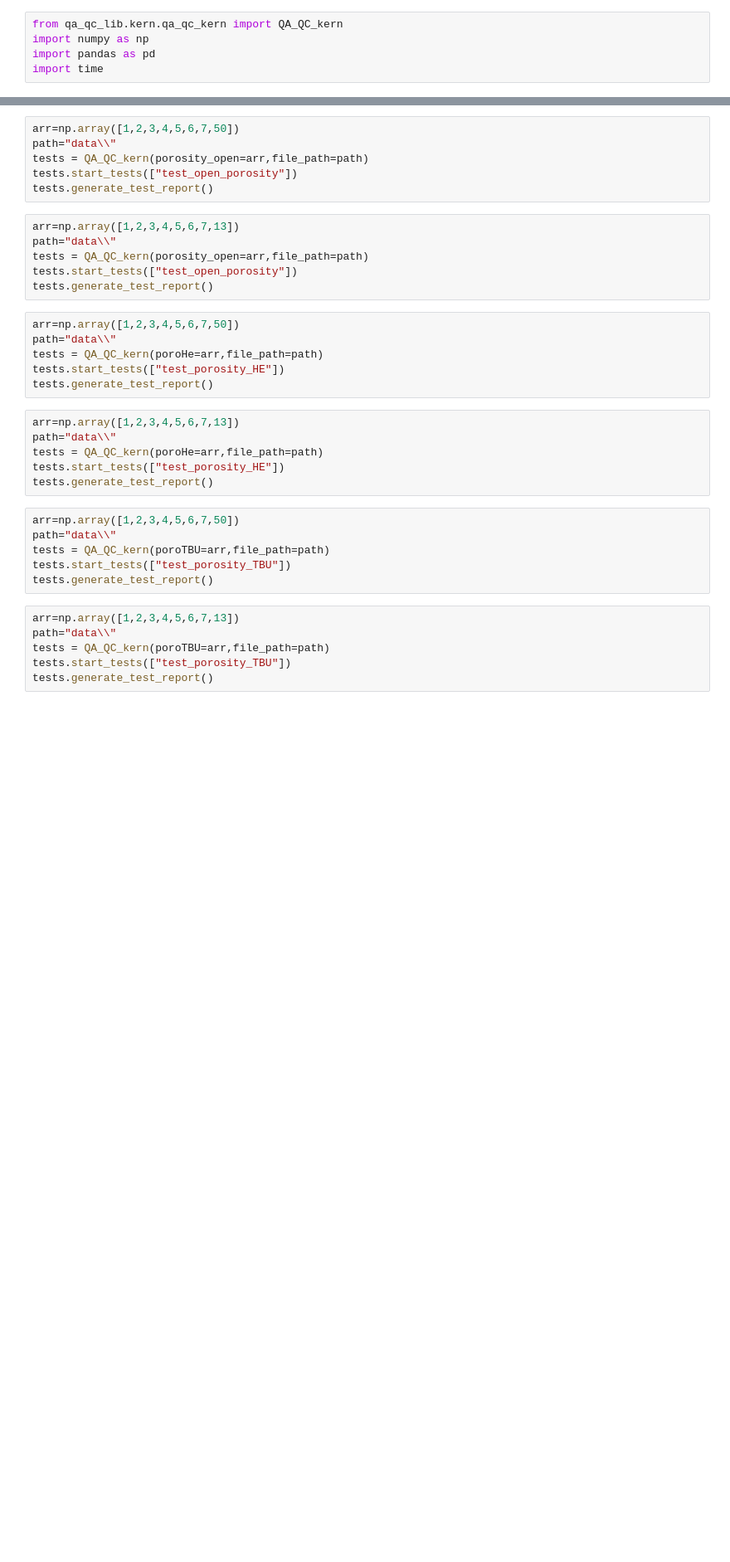
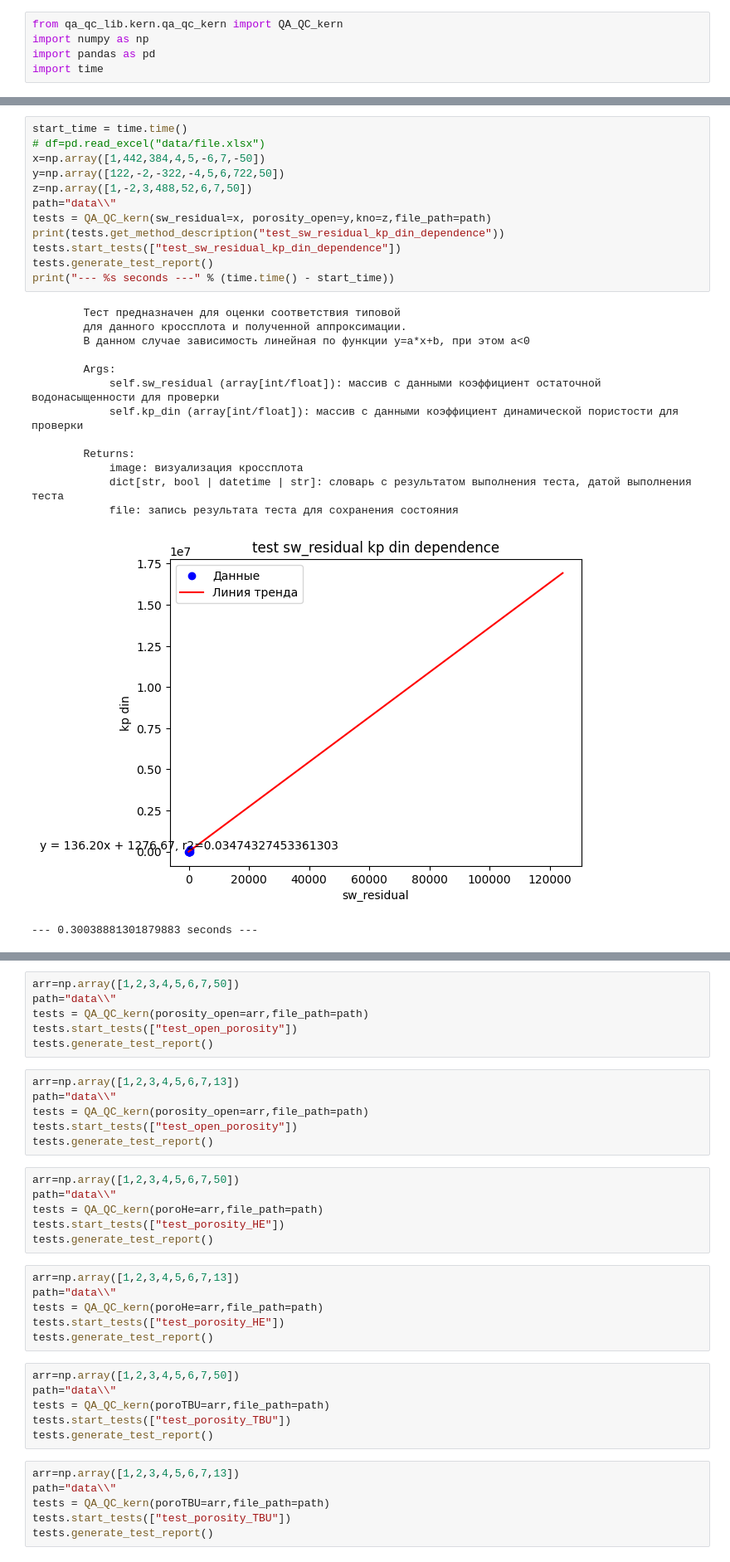
Before and after one commit to Salnikov-MaX/QA_QC_proj, a Jupyter notebook: qa_qc_lib/kern/workflow.ipynb, the cells around one changed output, grey strips where cells are left out. Shown at 83% size. Drawn from its saved outputs; the diff is of its cells as text; blank space fills up the shorter version.

```diff
--- a/qa_qc_lib/kern/workflow.ipynb
+++ b/qa_qc_lib/kern/workflow.ipynb
@@ -214,3 +206,30 @@ print("--- %s seconds ---" % (time.time() - start_time))
+# %%
+start_time = time.time()
+# df=pd.read_excel("data/file.xlsx")
+x=np.array([1,442,384,4,5,-6,7,-50])
+y=np.array([122,-2,-322,-4,5,6,722,50])
+z=np.array([1,-2,3,488,52,6,7,50])
+path="data\\"
+tests = QA_QC_kern(sw_residual=x, porosity_open=y,kno=z,file_path=path)
+print(tests.get_method_description("test_sw_residual_kp_din_dependence"))
+tests.start_tests(["test_sw_residual_kp_din_dependence"])
+tests.generate_test_report()
+print("--- %s seconds ---" % (time.time() - start_time))
+# %% [output]
+        Тест предназначен для оценки соответствия типовой
+        для данного кроссплота и полученной аппроксимации.
+        В данном случае зависимость линейная по функции y=a*x+b, при этом a<0
+
+        Args:
+            self.sw_residual (array[int/float]): массив с данными коэффициент остаточной водонасыщенности для проверки
+            self.kp_din (array[int/float]): массив с данными коэффициент динамической пористости для проверки
+
+        Returns:
+            image: визуализация кроссплота
+            dict[str, bool | datetime | str]: словарь с результатом выполнения теста, датой выполнения теста
+            file: запись результата теста для сохранения состояния
+[figure, added]
+--- 0.30038881301879883 seconds ---
 # %%
 start_time = time.time()
 # df=pd.read_excel("data/file.xlsx")
```
Also changed, not shown: parts of 65 cells of this notebook, 2 other files.
